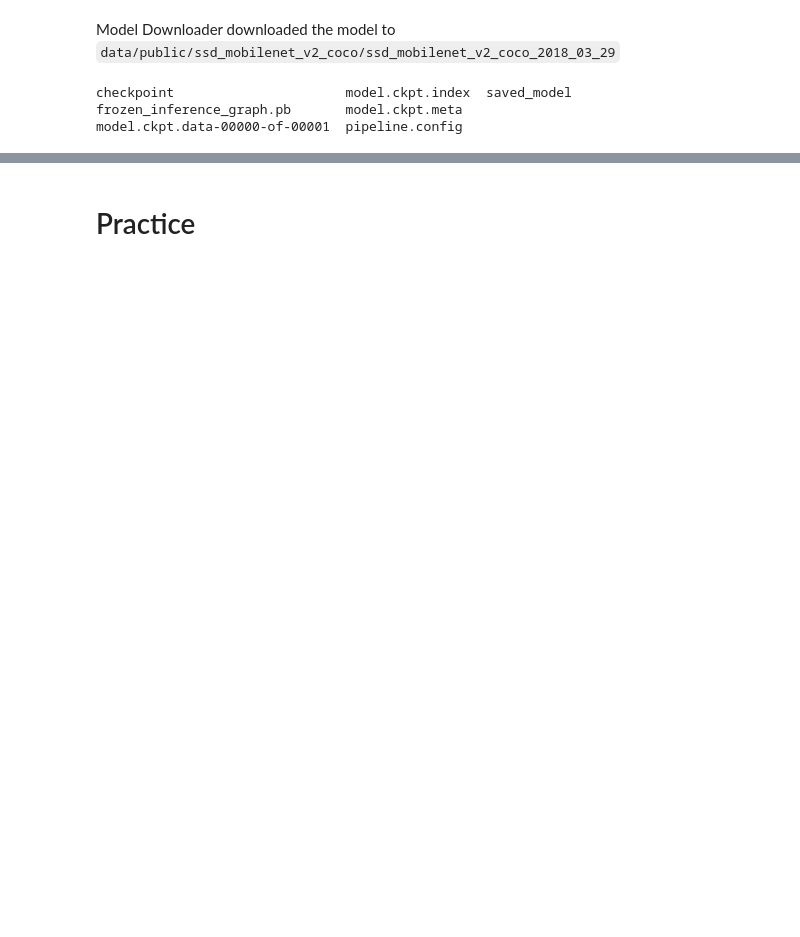
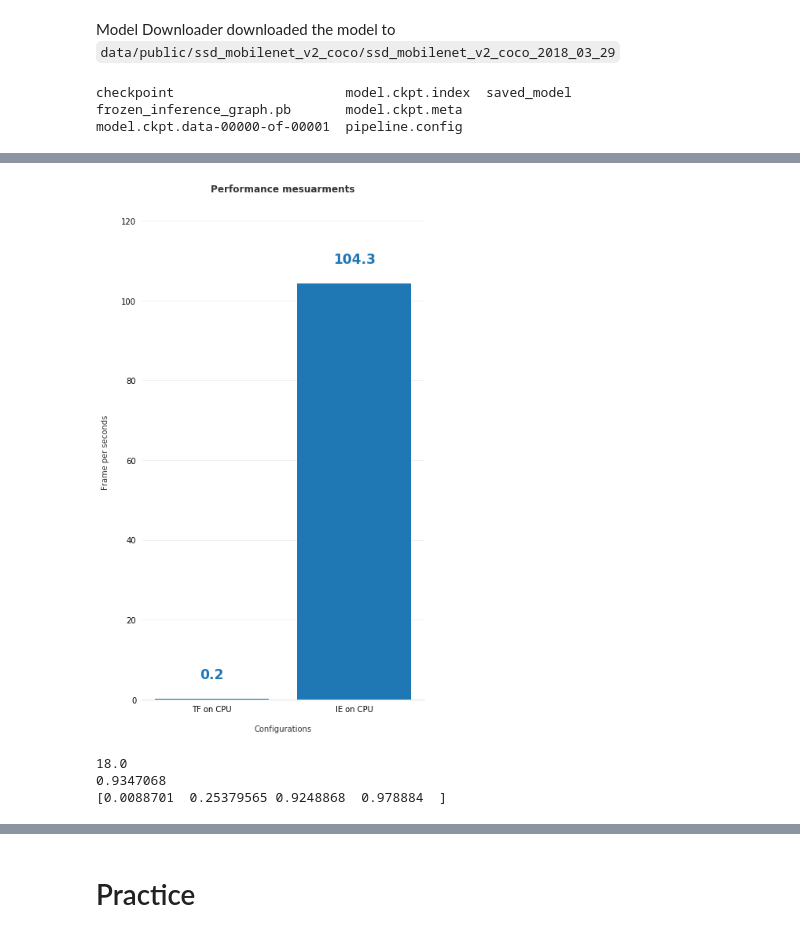
Before and after one commit to artyomtugaryov/openvino_workshop, a Jupyter notebook: OpenVINO_Workshop.ipynb, the cells around one changed output, grey strips where cells are left out. Saved outputs shown, nothing was run; the diff lists cells and outputs as text; code cells hidden in the pictures; blank space fills up the shorter version.

```diff
--- a/OpenVINO_Workshop.ipynb
+++ b/OpenVINO_Workshop.ipynb
@@ -36,10 +42,13 @@ After installing OpenVINO you right off the bat can do inference
 # %%
 # Create an instance of the Inference Engine Core
 ie_core = ie.IECore()
+
 # First load Network
-network = ie.IENetwork(os.path.join(DATA_PATH, 'model.xml'), os.path.join(DATA_PATH, 'model.bin'))
+network = ie.IENetwork(os.path.join(DATA, 'model.xml'), os.path.join(DATA, 'model.bin'))
+
 # Now we load the network to device
 exec_net = ie_core.load_network(network=network, device_name='CPU')
+
 # Run inference with random data
 print(exec_net.infer(inputs={'data': np.random.rand(1, 3, 227, 227)}))
 # %% [output]
@@ -236,0 +537,33 @@ def read_resize_image(path_to_image: str, width: int, height: int) -> np.ndarray
+# %%
+def ie_inference(xml:str, bin:str, device:str, postfix: str = ''):
+    name = '{f} {p} on {d}'.format(f='IE', p=postfix, d=device)
+
+    inference_engine_fps_collected = []
+
+    for i in range(NUM_RUNS):
+        # Run inference on OpenVINO Inference Engine
+        predictions, inference_time = ie_main(xml, bin,
+                                              IMAGE,
+                                              device,
+                                              batch=BATCH)
+
+        log.info('Inference Time of SSD MobileNet V2 {} is {}'.format(name, inference_time))
+        # Calculate FPS from inference time
+        inference_engine_fps = 1 / inference_time
+
+        inference_engine_fps_collected.append(inference_engine_fps)
+
+    # Calculate the average FPS for all inferences
+    inference_engine_avg_fps = (sum(inference_engine_fps_collected) * BATCH) / (NUM_RUNS)
+
+    PERFORMANCE[name] = inference_engine_avg_fps
+
+    log.info('{} FPS: {}'.format(name, inference_engine_avg_fps))
+
+    return inference_engine_avg_fps, predictions
+# %%
+device = 'CPU'
+
+inference_engine_avg_fps, inference_engine_predictions = ie_inference(IE_MODEL_FP32_XML,
+                                                                      IE_MODEL_FP32_BIN,
+                                                                      device)
@@ -277,3 +618,21 @@ def show_performance(performance_data: dict):
     ax.set_title('Performance mesuarments', pad=15, color='#333333', weight='bold')
     plt.ylim(0, max(performance)+20)
     fig.tight_layout()
+# %%
+performance_data = {
+    'TF on CPU': tensorflow_avg_fps,
+    'IE on CPU': inference_engine_avg_fps
+}
+show_performance(performance_data)
+# %% [output]
+[figure, added]
+# %%
+data_batch = inference_engine_predictions[0] # get data for the image
+data_object = data_batch[0][0] # get data for the first fonded object
+print(data_object[1]) # get predicted classes ids
+print(data_object[2]) # get probabilities for predicted classes
+print(data_object[3:]) # get boxes for predicted classes
+# %% [output]
+18.0
+0.9347068
+[0.0088701  0.25379565 0.9248868  0.978884  ]
```
Also changed, not shown: parts of 63 cells of this notebook, 14 other files.
